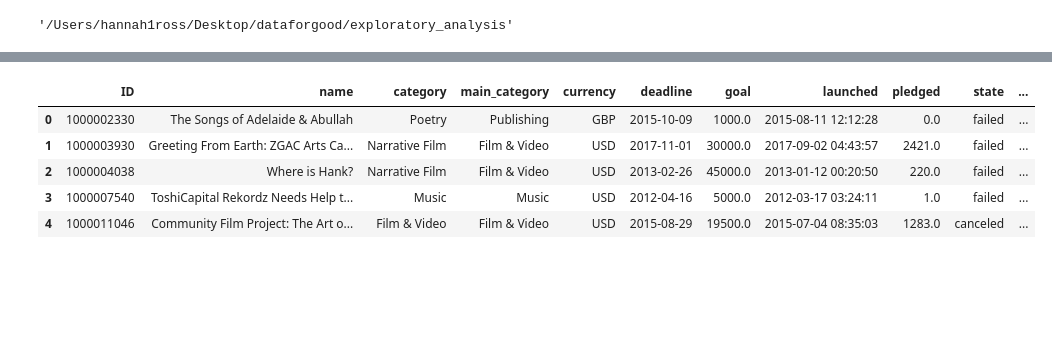
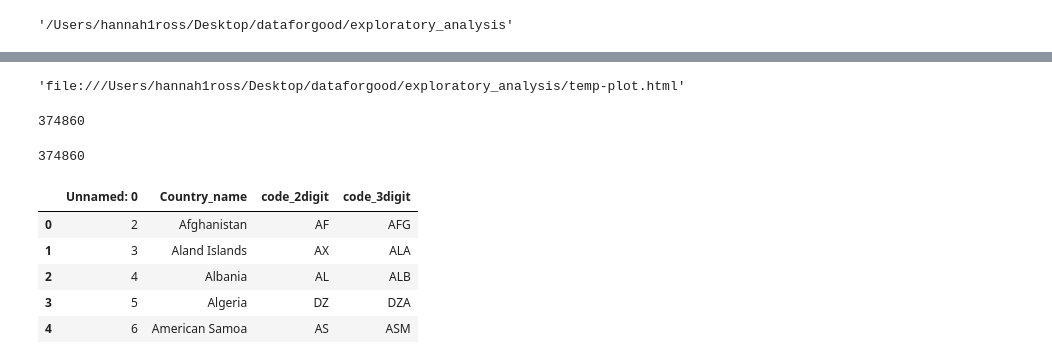
Before and after one commit to hannah-ross/dataforgood, a Jupyter notebook: exploratory_analysis/exploring_Hannah.ipynb, the cells around one changed output, grey strips where cells are left out. Drawn from its saved outputs; the diff is of its cells as text; code cells hidden in the pictures; blank space fills up the shorter version.

Commit message:
rough code for map plots and for  word clouds is included in this

```diff
--- a/exploratory_analysis/exploring_Hannah.ipynb
+++ b/exploratory_analysis/exploring_Hannah.ipynb
@@ -12,9 +271,24 @@ os.getcwd()
+# %%
+plot(fig)
+# %% [output]
+'file:///Users/hannah1ross/Desktop/dataforgood/exploratory_analysis/temp-plot.html'
+# %%
+# read in country code conversions because we have two digits but ot plot in plotly we need the three digit
+translate = pd.read_csv('/Users/hannah1ross/Downloads/country_code.csv')
+# %%
+len(new_country_all)
+# %% [output]
+374860
+# %%
+len(d['country'])
+# %% [output]
+374860
 # %%
-data.head()
+translate.head()
 # %% [output]
-|  | ID | name | category | main_category | currency | deadline | goal | launched | pledged | state | ... |
-| 0 | 1000002330 | The Songs of Adelaide & Abullah | Poetry | Publishing | GBP | 2015-10-09 | 1000.0 | 2015-08-11 12:12:28 | 0.0 | failed | ... |
-| 1 | 1000003930 | Greeting From Earth: ZGAC Arts Ca... | Narrative Film | Film & Video | USD | 2017-11-01 | 30000.0 | 2017-09-02 04:43:57 | 2421.0 | failed | ... |
-| 2 | 1000004038 | Where is Hank? | Narrative Film | Film & Video | USD | 2013-02-26 | 45000.0 | 2013-01-12 00:20:50 | 220.0 | failed | ... |
-| 3 | 1000007540 | ToshiCapital Rekordz Needs Help t... | Music | Music | USD | 2012-04-16 | 5000.0 | 2012-03-17 03:24:11 | 1.0 | failed | ... |
-| 4 | 1000011046 | Community Film Project: The Art o... | Film & Video | Film & Video | USD | 2015-08-29 | 19500.0 | 2015-07-04 08:35:03 | 1283.0 | canceled | ... |
+|  | Unnamed: 0 | Country_name | code_2digit | code_3digit |
+| 0 | 2 | Afghanistan | AF | AFG |
+| 1 | 3 | Aland Islands | AX | ALA |
+| 2 | 4 | Albania | AL | ALB |
+| 3 | 5 | Algeria | DZ | DZA |
+| 4 | 6 | American Samoa | AS | ASM |
```
Also changed, not shown: parts of 48 cells of this notebook.
